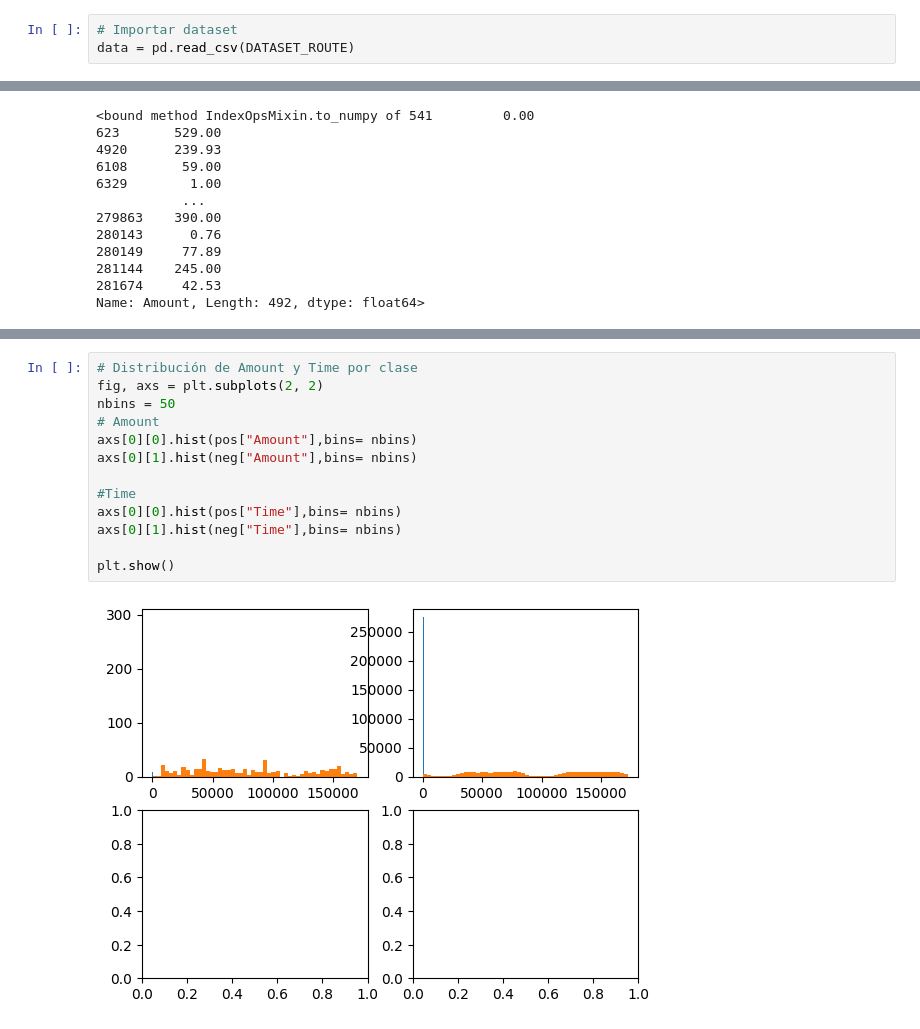
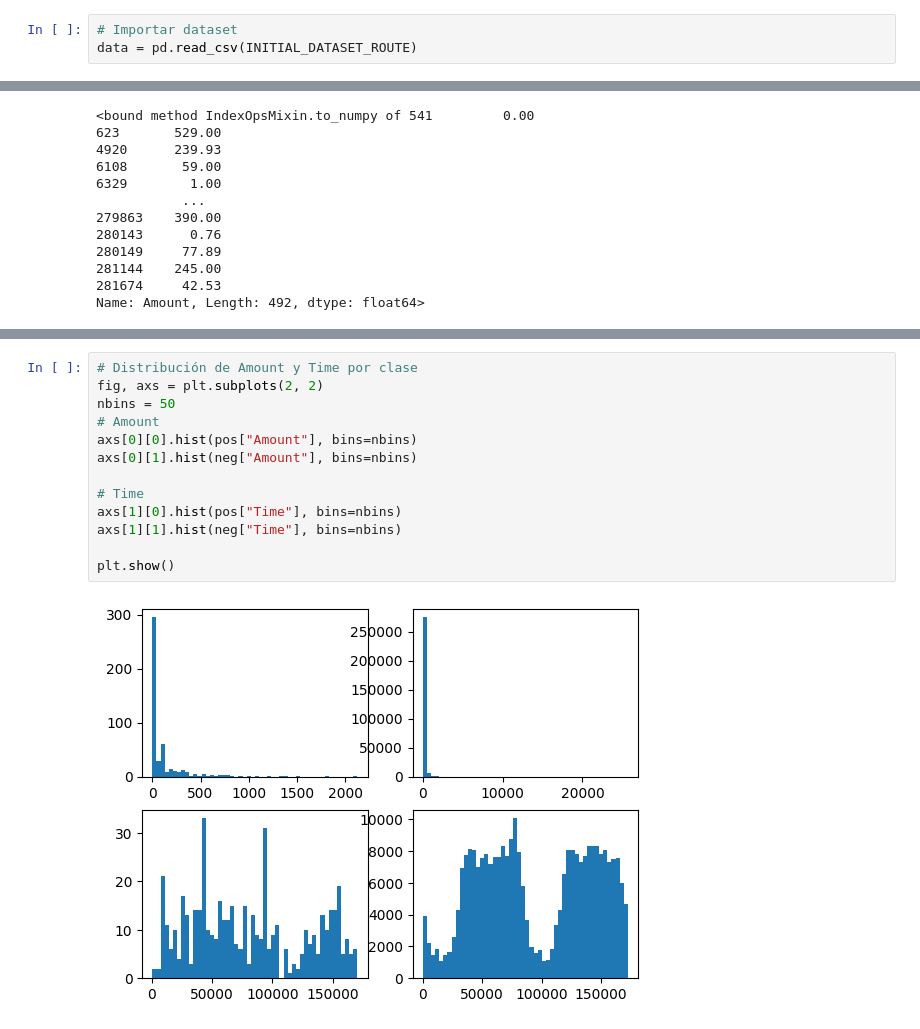
Before and after one commit to criquelme2003/proyecto2_IA, a Jupyter notebook: src/notebooks/exploration.ipynb, the cells around one changed output, grey strips where cells are left out. Cells and saved outputs as stored; diff of their text form.

```diff
--- a/src/notebooks/exploration.ipynb
+++ b/src/notebooks/exploration.ipynb
@@ -23,6 +24,6 @@ import matplotlib.pyplot as plt
 # %%
 # Importar dataset
-data = pd.read_csv(DATASET_ROUTE)
+data = pd.read_csv(INITIAL_DATASET_ROUTE)
 # %%
 # Exploración inicial
 print("---Información general---")
@@ -81,15 +97,15 @@ Name: Amount, Length: 492, dtype: float64>
 # %%
 # Distribución de Amount y Time por clase
 fig, axs = plt.subplots(2, 2)
 nbins = 50
 # Amount
-axs[0][0].hist(pos["Amount"],bins= nbins)
-axs[0][1].hist(neg["Amount"],bins= nbins)
+axs[0][0].hist(pos["Amount"], bins=nbins)
+axs[0][1].hist(neg["Amount"], bins=nbins)
 
-#Time
-axs[0][0].hist(pos["Time"],bins= nbins)
-axs[0][1].hist(neg["Time"],bins= nbins)
+# Time
+axs[1][0].hist(pos["Time"], bins=nbins)
+axs[1][1].hist(neg["Time"], bins=nbins)
 
 plt.show()
 # %% [output]
-[figure, old version]
+[figure, new version]
```
Also changed, not shown: parts of 6 cells of this notebook, 4 other files.
